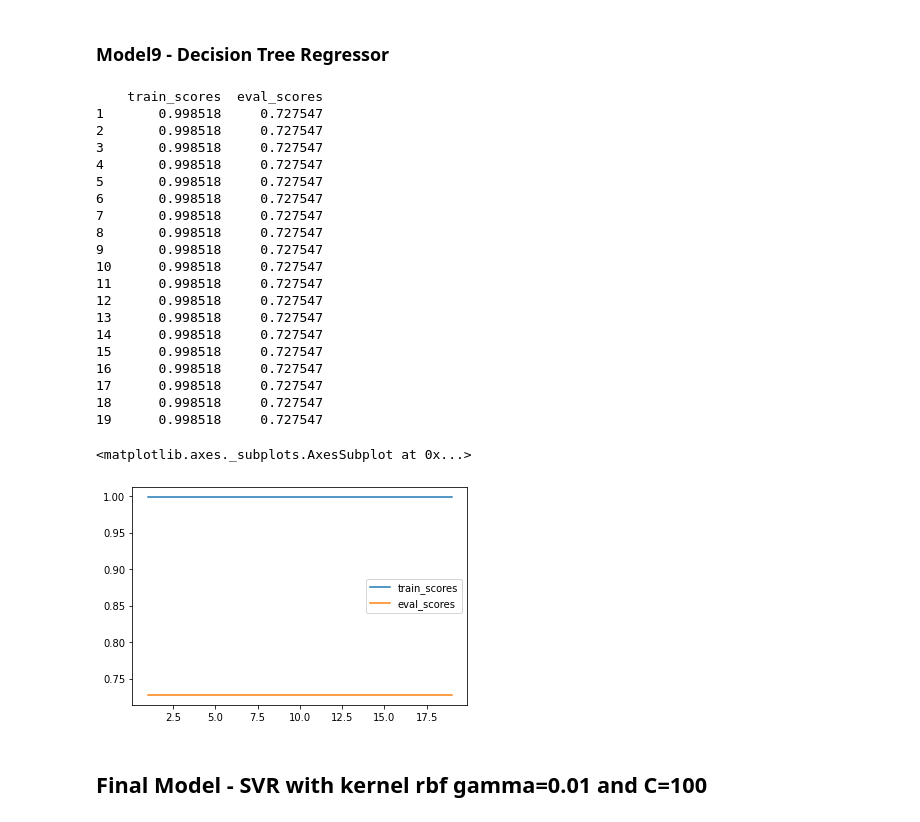
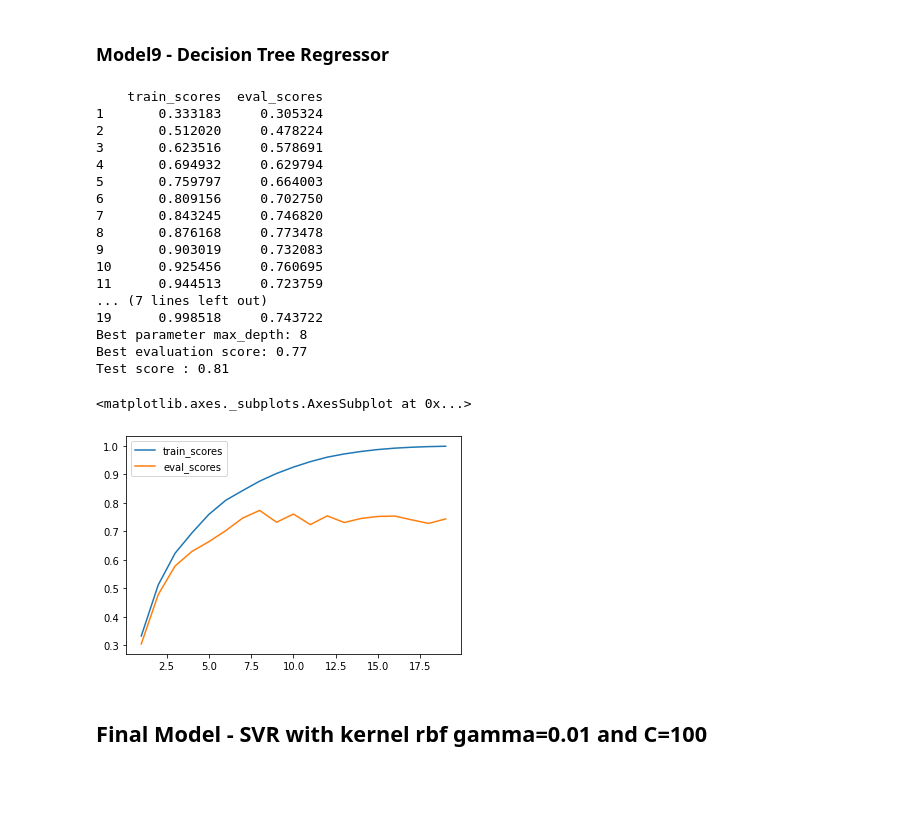
Before and after one commit to shanshanluo/machine_learning_ensemble_pca, a Jupyter notebook: project1_submission.ipynb, the cells around one changed output. Saved outputs shown, nothing was run; the diff lists cells and outputs as text; code cells hidden in the pictures; blank space fills up the shorter version.

```diff
--- a/project1_submission.ipynb
+++ b/project1_submission.ipynb
@@ -390,8 +389,7 @@ Average cross-validation score: 0.6951
 # %%
 from sklearn.linear_model import Ridge
 
-alphas = [0.01, 0.1, 1, 10, 100]
-best_score = 0
+alphas = [0.01, 0.1, 1, 10]
 train_scores = []
 eval_scores = []
 for a in alphas:
@@ -400,16 +398,18 @@ for a in alphas:
     score = lrrg.score(eval_x_scaled, eval_y_target)
     train_scores.append(lrrg.score(train_x_scaled, train_y_target))
     eval_scores.append(lrrg.score(eval_x_scaled, eval_y_target))
-    if score > best_score:
-        best_score = score
-        best_parameters = a
+
+best_eval_score = max(eval_scores)
+best_parameters = alphas[eval_scores.index(best_eval_score)]
 
 lrrg = Ridge(best_parameters)
 lrrg.fit(train_x_scaled, train_y_target)
 test_score = lrrg.score(test_x_scaled, test_y)
-print("Best score on validation set: {:.4f}".format(best_score))
+
 print("Best parameters: ", best_parameters)
-print("Test set score with best parameters: {:.4f}".format(test_score))
+print("Train score with best parameters: {:.4f}".format(train_scores[eval_scores.index(best_eval_score)]))
+print("Best score on validation set: {:.4f}".format(best_eval_score))
+print("Test set score with best parameters: {:.4f}\n".format(test_score))
 
 scores = pd.DataFrame({'train_scores':train_scores, 'eval_scores':eval_scores}, index=alphas)
 print(scores)
@@ -443,16 +444,15 @@ for alpha in alpha_range:
     train_scores.append(lasso.score(train_x_scaled, train_y_target))
     eval_scores.append(lasso.score(eval_x_scaled, eval_y_target))
     score_la = lasso.score(eval_x_scaled, eval_y_target)
-    if score_la > best_score_la:
-        best_score_la = score_la
-        best_parameters_la = alpha
 
+best_score_la = max(eval_scores)
+best_parameters_la = alpha_range[eval_scores.index(best_score_la)]
 lasso = Lasso(best_parameters_la)
 lasso.fit(train_x_scaled , train_y_target)
 test_score_la = lasso.score(test_x_scaled, test_y)
+print("Best parameters: ", best_parameters_la)
 print("Best score on validation set: {:.4f}".format(best_score_la))
-print("Best parameters: ", best_parameters_la)
-print("Test set score with best parameters: {:.4f}".format(test_score_la))
+print("Test set score with best parameters: {:.4f}\n".format(test_score_la))
 
 scores = pd.DataFrame({'train_scores':train_scores, 'eval_scores':eval_scores}, index=alpha_range)
 print(scores)
@@ -483,11 +484,18 @@ for n in range(1,3):
     poly = PolynomialFeatures(n)
     x_train_poly = poly.fit_transform(train_x_scaled)
     x_eval_poly = poly.transform(eval_x_scaled)
+    x_test_poly = poly.transform(test_x_scaled)
 
     lr.fit(x_train_poly, train_y_target)
     train_scores.append(lr.score(x_train_poly, train_y_target))
     eval_scores.append(lr.score(x_eval_poly, eval_y_target))
 
+best_eval_score = max(eval_scores)
+best_param = eval_scores.index(best_eval_score)+1
+print("Best parameters: ", best_param)
+print("Best score on validation set: {:.4f}".format(best_eval_score))
+print('Best score on test set:  {:.2f}\n'.format(lr.score(x_test_poly, test_y)))
+
 scores = pd.DataFrame({'train_scores':train_scores, 'eval_scores':eval_scores}, index=range(1,3))
 print(scores)
 scores.plot()
@@ -631,42 +624,45 @@ scores.plot(logx=True)
 # %%
 from sklearn.tree import DecisionTreeRegressor
 
 max_depth = range(1, 20)
 train_scores = []
 eval_scores = []
 
 for d in max_depth:
     dtree = DecisionTreeRegressor(max_depth=d)
     dtree.fit(train_x_train, train_y_target)
-    train_scores = dtree.score(train_x_train, train_y_target)
-    eval_scores = dtree.score(train_x_eval, eval_y_target)
+    train_scores.append(dtree.score(train_x_train, train_y_target))
+    eval_scores.append(dtree.score(train_x_eval, eval_y_target))
 
 scores = pd.DataFrame({'train_scores':train_scores, 'eval_scores':eval_scores}, index=range(1,20))
 print(scores)
+best_eval_score = max(eval_scores)
+best_param = max_depth[eval_scores.index(best_eval_score)]
+print('Best parameter max_depth: ' + str(best_param))
+print('Best evaluation score: {:.2f}'.format(best_eval_score))
+tree = DecisionTreeRegressor(max_depth=best_param).fit(train_x_train, train_y_target)
+print('Test score : {:.2f}'.format(tree.score(test_x, test_y)))
 scores.plot()
 # %% [output]
     train_scores  eval_scores
-1       0.998518     0.727547
-2       0.998518     0.727547
-3       0.998518     0.727547
-4       0.998518     0.727547
-5       0.998518     0.727547
-6       0.998518     0.727547
-7       0.998518     0.727547
-8       0.998518     0.727547
-9       0.998518     0.727547
-10      0.998518     0.727547
-11      0.998518     0.727547
-12      0.998518     0.727547
-13      0.998518     0.727547
-14      0.998518     0.727547
-15      0.998518     0.727547
-16      0.998518     0.727547
-17      0.998518     0.727547
-18      0.998518     0.727547
-19      0.998518     0.727547
+1       0.333183     0.305324
+2       0.512020     0.478224
+3       0.623516     0.578691
+4       0.694932     0.629794
+5       0.759797     0.664003
+6       0.809156     0.702750
+7       0.843245     0.746820
+8       0.876168     0.773478
+9       0.903019     0.732083
+10      0.925456     0.760695
+11      0.944513     0.723759
+... (7 lines left out)
+19      0.998518     0.743722
+Best parameter max_depth: 8
+Best evaluation score: 0.77
+Test score : 0.81
 <matplotlib.axes._subplots.AxesSubplot at 0x...>
-[figure, old version]
+[figure, new version]
 # %% [markdown]
 ## Final Model - SVR with kernel rbf gamma=0.01 and C=100
 # %%
```
Also changed, not shown: parts of 15 cells of this notebook.
